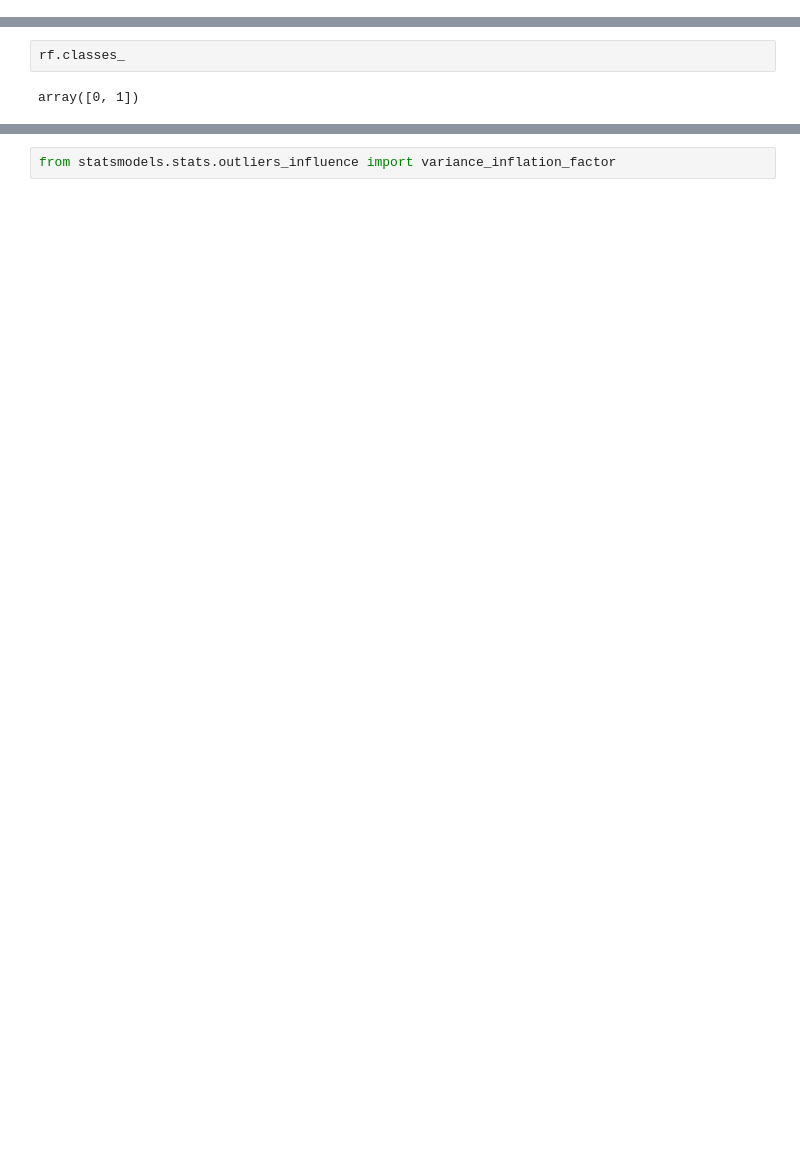
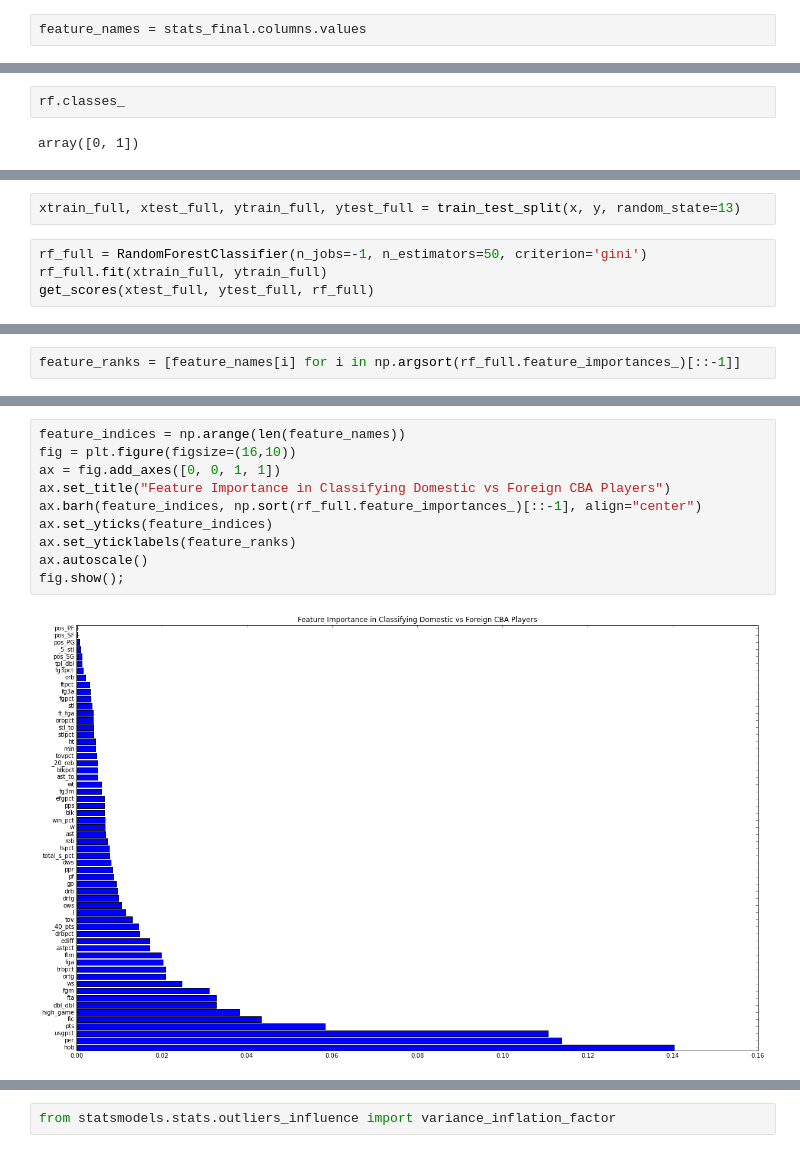
Before and after one commit to anthonywyso/cba, a Jupyter notebook: cba_classification.ipynb, the cells around one changed output, grey strips where cells are left out. Saved outputs shown, nothing was run; the diff lists cells and outputs as text; blank space fills up the shorter version.

```diff
--- a/cba_classification.ipynb
+++ b/cba_classification.ipynb
@@ -208,6 +208,8 @@ from sklearn.decomposition import PCA
 # %%
 y = stats_final.pop('nationality').values
 x = stats_final.values
+# %%
+feature_names = stats_final.columns.values
 # %%
 scaler = StandardScaler()
 x_scaled = scaler.fit_transform(x)
@@ -325,0 +330,6 @@ array([0, 1])
+# %%
+xtrain_full, xtest_full, ytrain_full, ytest_full = train_test_split(x, y, random_state=13)
+# %%
+rf_full = RandomForestClassifier(n_jobs=-1, n_estimators=50, criterion='gini')
+rf_full.fit(xtrain_full, ytrain_full)
+get_scores(xtest_full, ytest_full, rf_full)
@@ -325,0 +365,2 @@ array([0, 1])
+# %%
+feature_ranks = [feature_names[i] for i in np.argsort(rf_full.feature_importances_)[::-1]]
@@ -326,3 +387,15 @@ array([0, 1])
+# %%
+feature_indices = np.arange(len(feature_names))
+fig = plt.figure(figsize=(16,10))
+ax = fig.add_axes([0, 0, 1, 1])
+ax.set_title("Feature Importance in Classifying Domestic vs Foreign CBA Players")
+ax.barh(feature_indices, np.sort(rf_full.feature_importances_)[::-1], align="center")
+ax.set_yticks(feature_indices)
+ax.set_yticklabels(feature_ranks)
+ax.autoscale()
+fig.show();
+# %% [output]
+[figure, added]
 # %% [markdown]
 ##Analysis
 
```
Also changed, not shown: parts of 20 cells of this notebook.
